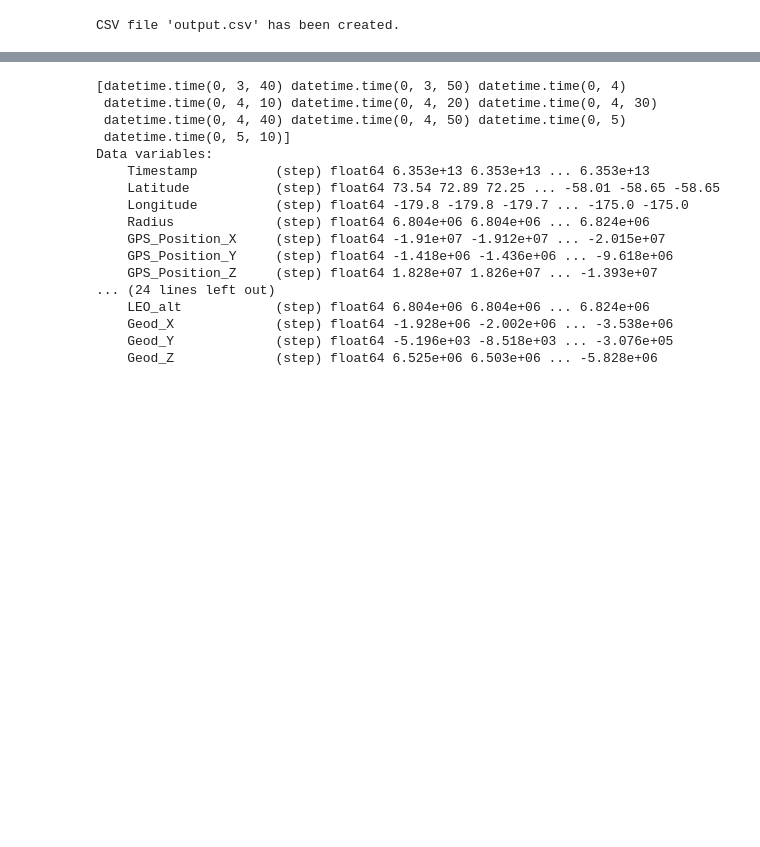
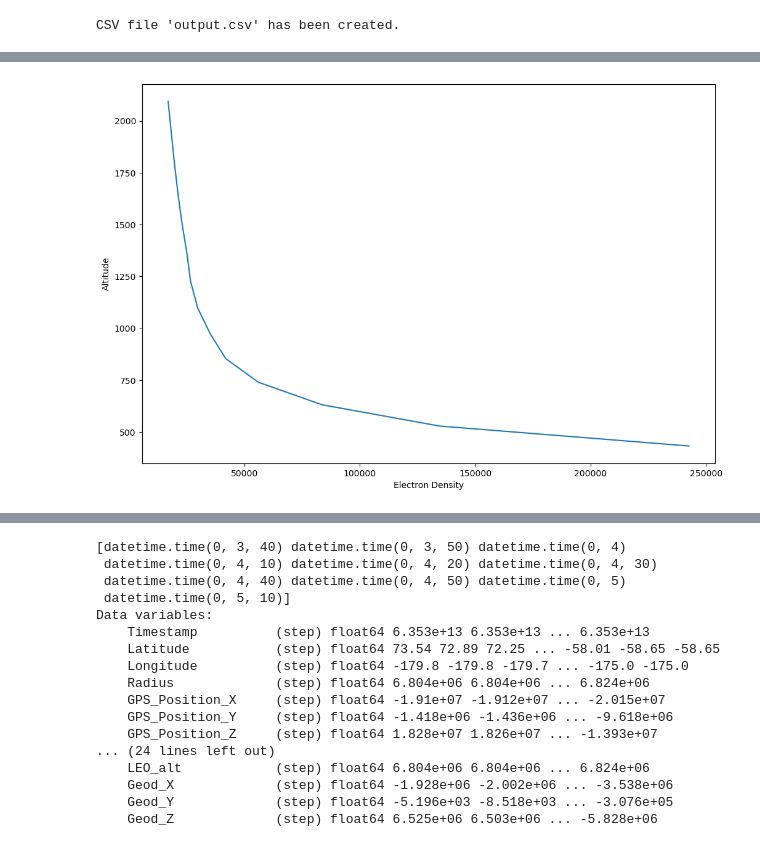
Before and after one commit to abukowski21/sat-interp-tid-analysis, a Jupyter notebook: esa_satellite_data.ipynb, the cells around one changed output, grey strips where cells are left out. Drawn from its saved outputs; the diff is of its cells as text; code cells hidden in the pictures; blank space fills up the shorter version.

Commit message:
Line of sight TEC-single ray code

```diff
--- a/esa_satellite_data.ipynb
+++ b/esa_satellite_data.ipynb
@@ -1101,3 +1113,19 @@ with open(filename, 'w', newline='') as csvfile:
 print(f"CSV file '{filename}' has been created.")
 # %% [output]
 CSV file 'output.csv' has been created.
+# %%
+#path = '/home/pxv220016/scratch/2013-03-17_SAMI/time.dat'
+path = '/home/pxv220016/prasoon/data/sat_interp_repo/sat-interp-tid-analysis/temp/GLOBAL_SAMI_REGRID_new.nc'
+#sami = pd.read_csv(path, delimiter='\t')
+
+'''
+with open(path, 'rb') as file:
+    sami = file.read()
+    print(type(sami))
+    for lines in sami:
+        pass
+
+print('done')
+'''
+sami = xr.open_dataset(path)
+print(sami)
@@ -1103,0 +1169,68 @@ CSV file 'output.csv' has been created.
+# %%
+ecef_geodetic = il.reload(ecef_geodetic)
+edens = []
+lat_r = []
+lon_r = []
+alt_r = []
+time_r = []
+
+for i in range(t+1):
+    if i != 0 and data_n[i][9] != 0:
+        print(i, data_n[i][9])
+
+        t_i = data_n[i][2]
+        print(time, type(time))
+
+        #stec_i = data_n[i][]
+        l_x = data_n[i][3]
+        l_y = data_n[i][4]
+        l_z = data_n[i][5]
+        g_x = data_n[i][9]
+        g_y = data_n[i][10]
+        g_z = data_n[i][11]
+        del_x = g_x - l_x
+        del_y = g_y - l_y
+        del_z = g_z - l_z
+
+        num = np.linspace(0, 1, 100)
+
+        print('Grace x y z', l_x, l_y, l_z)
+        print('GPS x y z', g_x, g_y, g_z)
+        print('del x y z', del_x, del_y, del_z)
+
+        for n in num:
+            x = l_x + n*del_x
+            y = l_y + n*del_y
+            z = l_z + n*del_z
+            #print(n)
+            #print(x,y,z)
+            lat_n, lon_n, alt_n = ecef_geodetic.ecef_to_lla(x, y, z)
+
+
+            if alt_n > 2200*1000:
+                break
+
+            #print(alt_n)
+            #xn, yn, zn = ecef_geodetic.lla_to_ecef(lat_n, lon_n, alt_n)
+            #print(xn, yn, zn)
+            #print(lat_n, lon_n, alt_n)
+
+            e = sami.edens.sel(time=t_i, lat=lat_n, lon=lon_n, alt=alt_n/1000, method='nearest')
+            edens.append(e)
+            lat_r.append(lat_n)
+            lon_r.append(lon_n)
+            alt_r.append(alt_n/1000)
+            time_r.append(t_i)
+
+        break
+
+
+plt.figure(figsize=(12,8))
+plt.plot(edens, alt_r)
+plt.xlabel('Electron Density')
+plt.ylabel('Altitude')
+plt.show()
+
+print('GRACE lat lon alt', lat_r[0], lon_r[0], alt_r[0])
+print('GPS lat lon alt', lat_r[-1], lon_r[-1], alt_r[-1])
+# %% [output]
@@ -1103,0 +1242 @@ CSV file 'output.csv' has been created.
+[figure, added]
```
Also changed, not shown: parts of 11 cells of this notebook.
